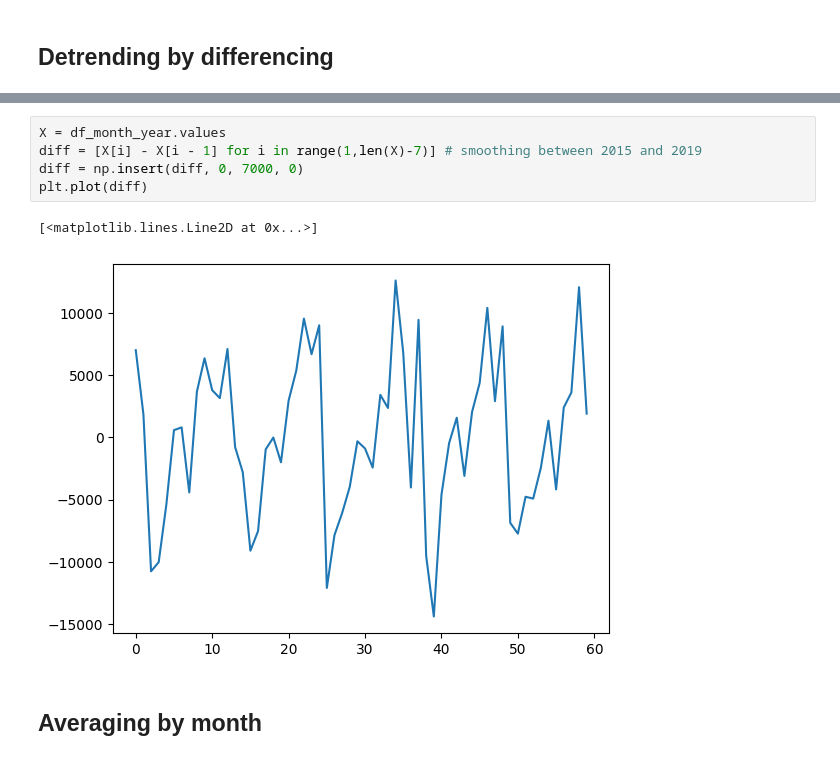
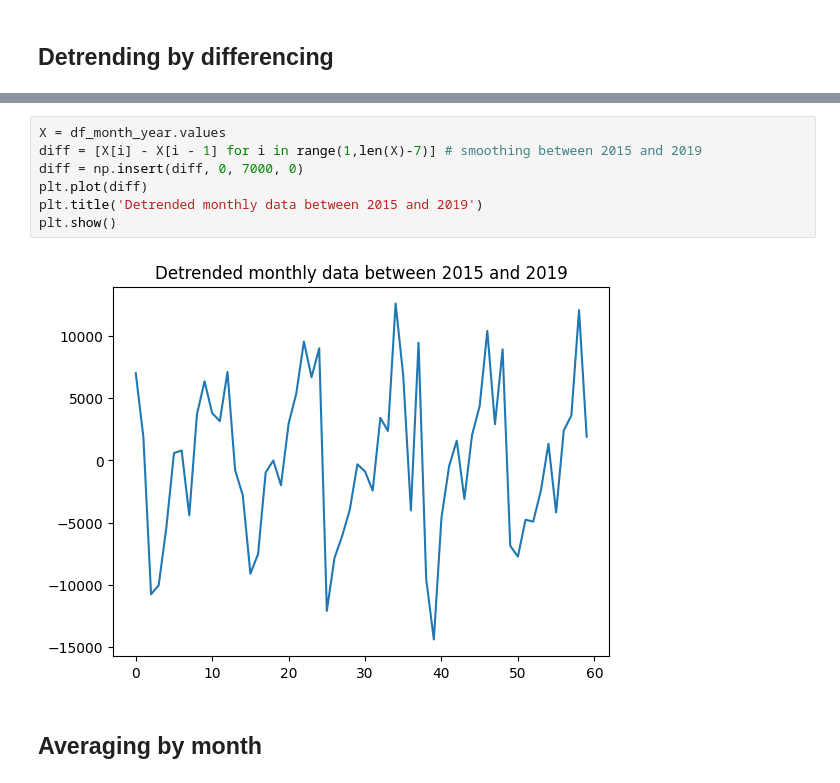
Before and after one commit to RPegoud/TimeSeries, a Jupyter notebook: TimeSeries_Mat_Ryan.ipynb, the cells around one changed output, grey strips where cells are left out. Saved outputs shown, nothing was run; the diff lists cells and outputs as text.

```diff
--- a/TimeSeries.ipynb
+++ b/TimeSeries_Mat_Ryan.ipynb
@@ -196,11 +219,12 @@ plt.plot(df_month_year.values)
 # %%
 X = df_month_year.values
 diff = [X[i] - X[i - 1] for i in range(1,len(X)-7)] # smoothing between 2015 and 2019
 diff = np.insert(diff, 0, 7000, 0)
 plt.plot(diff)
+plt.title('Detrended monthly data between 2015 and 2019')
+plt.show()
 # %% [output]
-[<matplotlib.lines.Line2D at 0x...>]
-[figure, old version]
+[figure, new version]
 # %% [markdown]
 ## Averaging by month
 # %%
```
Also changed, not shown: parts of 28 cells of this notebook.
